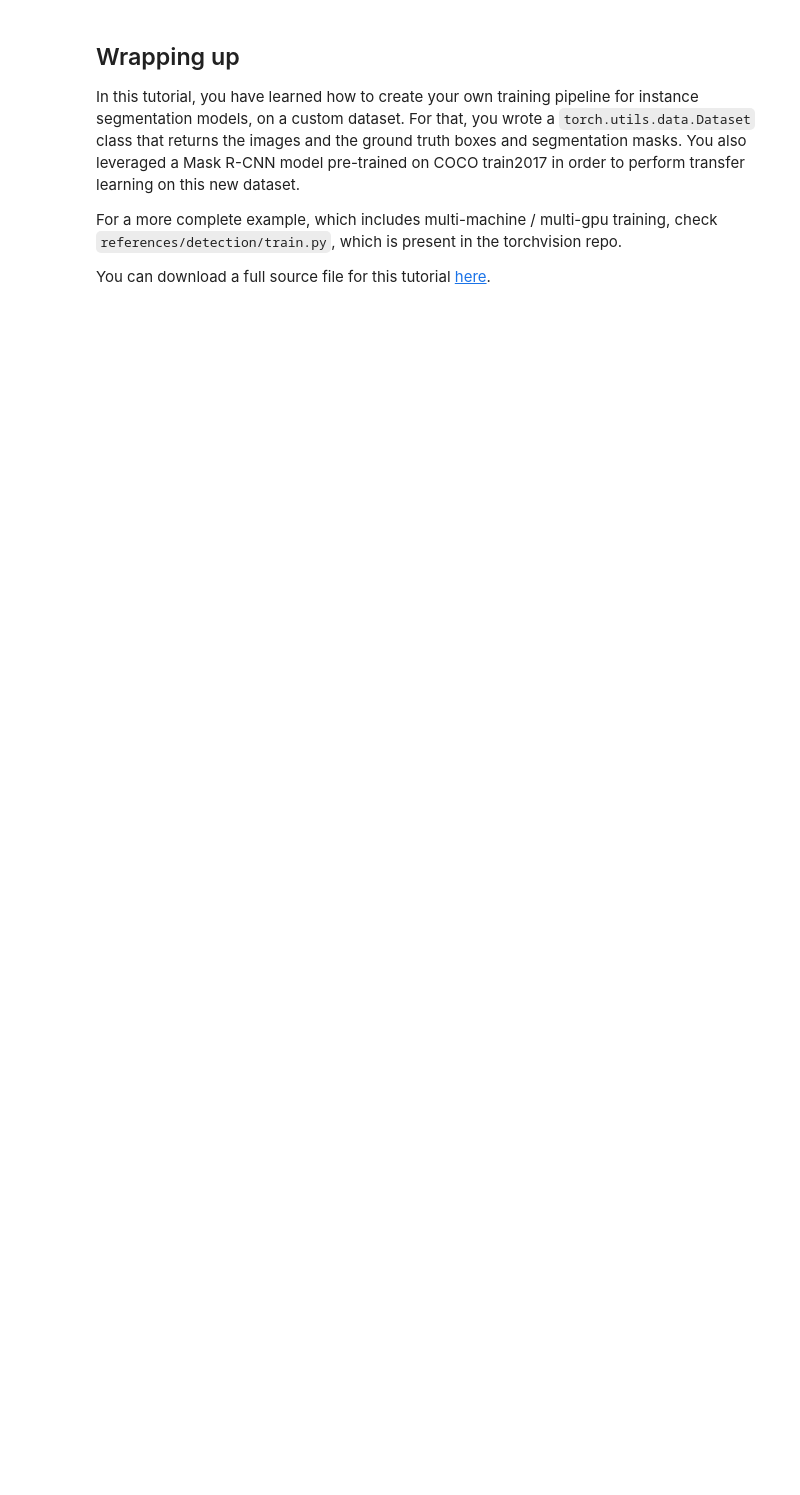
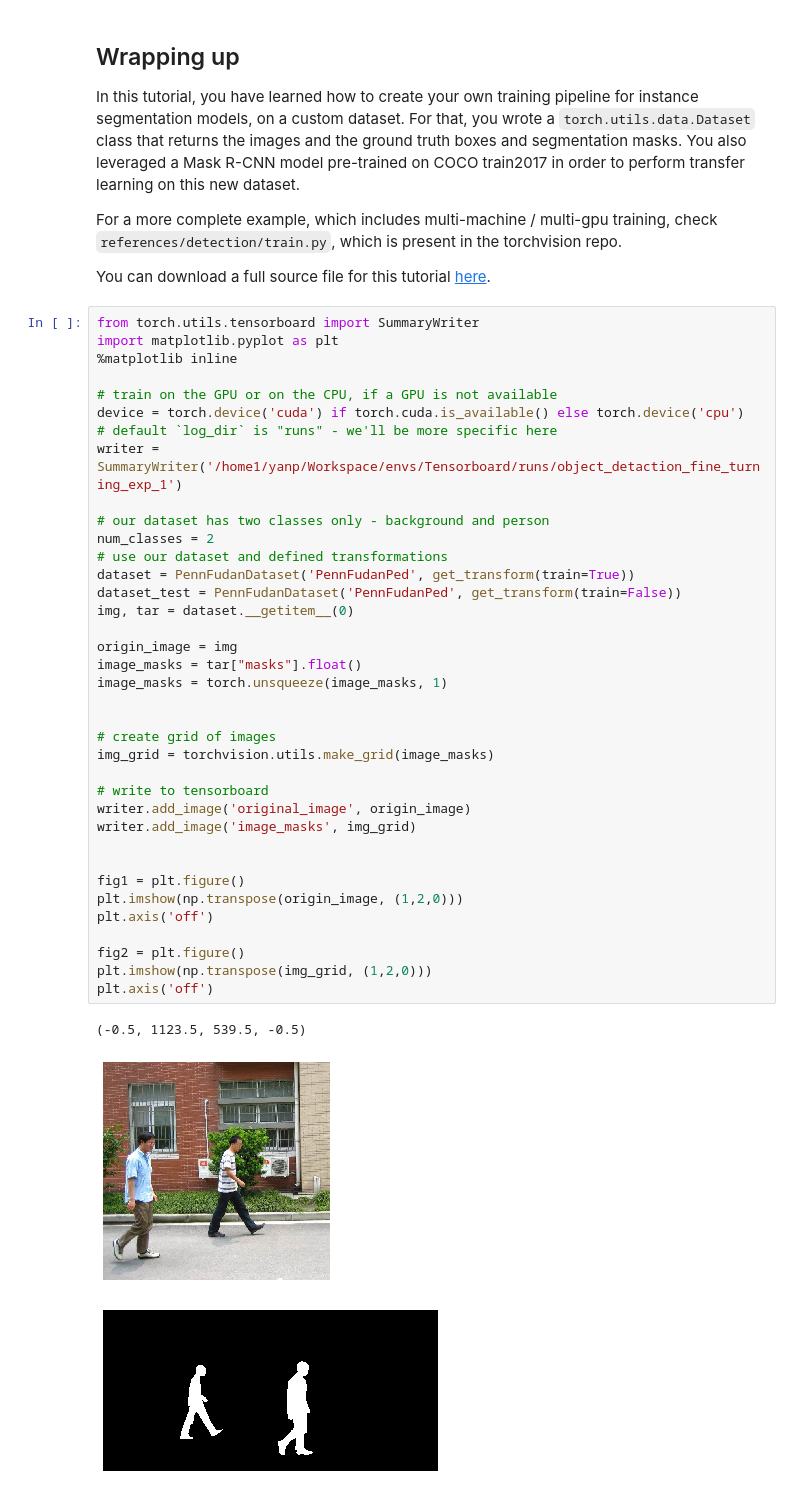
Before and after one commit to pysleepy/JupyterNotebooks-Learning, a Jupyter notebook: 04-Image and Video/00-TorchVision Object Detection Finetuning Tutorial/TorchVision Object Detection Finetuning Tutorial.ipynb, the cells around one changed output. Drawn from its saved outputs; the diff is of its cells as text; blank space fills up the shorter version.

```diff
--- a/04-Image and Video/00-TorchVision Object Detection Finetuning Tutorial/TorchVision Object Detection Finetuning Tutorial.ipynb
+++ b/04-Image and Video/00-TorchVision Object Detection Finetuning Tutorial/TorchVision Object Detection Finetuning Tutorial.ipynb
@@ -390,3 +352,44 @@ In this tutorial, you have learned how to create your own training pipeline for
 For a more complete example, which includes multi-machine / multi-gpu training, check ``references/detection/train.py``, which is present in the torchvision repo.
 
 You can download a full source file for this tutorial [here](https://pytorch.org/tutorials/_static/tv-training-code.py).
+# %%
+from torch.utils.tensorboard import SummaryWriter
+import matplotlib.pyplot as plt
+%matplotlib inline
+
+# train on the GPU or on the CPU, if a GPU is not available
+device = torch.device('cuda') if torch.cuda.is_available() else torch.device('cpu')
+# default `log_dir` is "runs" - we'll be more specific here
+writer = SummaryWriter('/home1/yanp/Workspace/envs/Tensorboard/runs/object_detaction_fine_turning_exp_1')
+
+# our dataset has two classes only - background and person
+num_classes = 2
+# use our dataset and defined transformations
+dataset = PennFudanDataset('PennFudanPed', get_transform(train=True))
+dataset_test = PennFudanDataset('PennFudanPed', get_transform(train=False))
+img, tar = dataset.__getitem__(0)
+
+origin_image = img
+image_masks = tar["masks"].float()
+image_masks = torch.unsqueeze(image_masks, 1)
+
+
+# create grid of images
+img_grid = torchvision.utils.make_grid(image_masks)
+
+# write to tensorboard
+writer.add_image('original_image', origin_image)
+writer.add_image('image_masks', img_grid)
+
+
+fig1 = plt.figure()
+plt.imshow(np.transpose(origin_image, (1,2,0)))
+plt.axis('off')
+
+fig2 = plt.figure()
+plt.imshow(np.transpose(img_grid, (1,2,0)))
+plt.axis('off')
+# %% [output]
+(-0.5, 1123.5, 539.5, -0.5)
+[figure, added]
+[figure, added]
```
Also changed, not shown: parts of 4 cells of this notebook, 1 other file.
